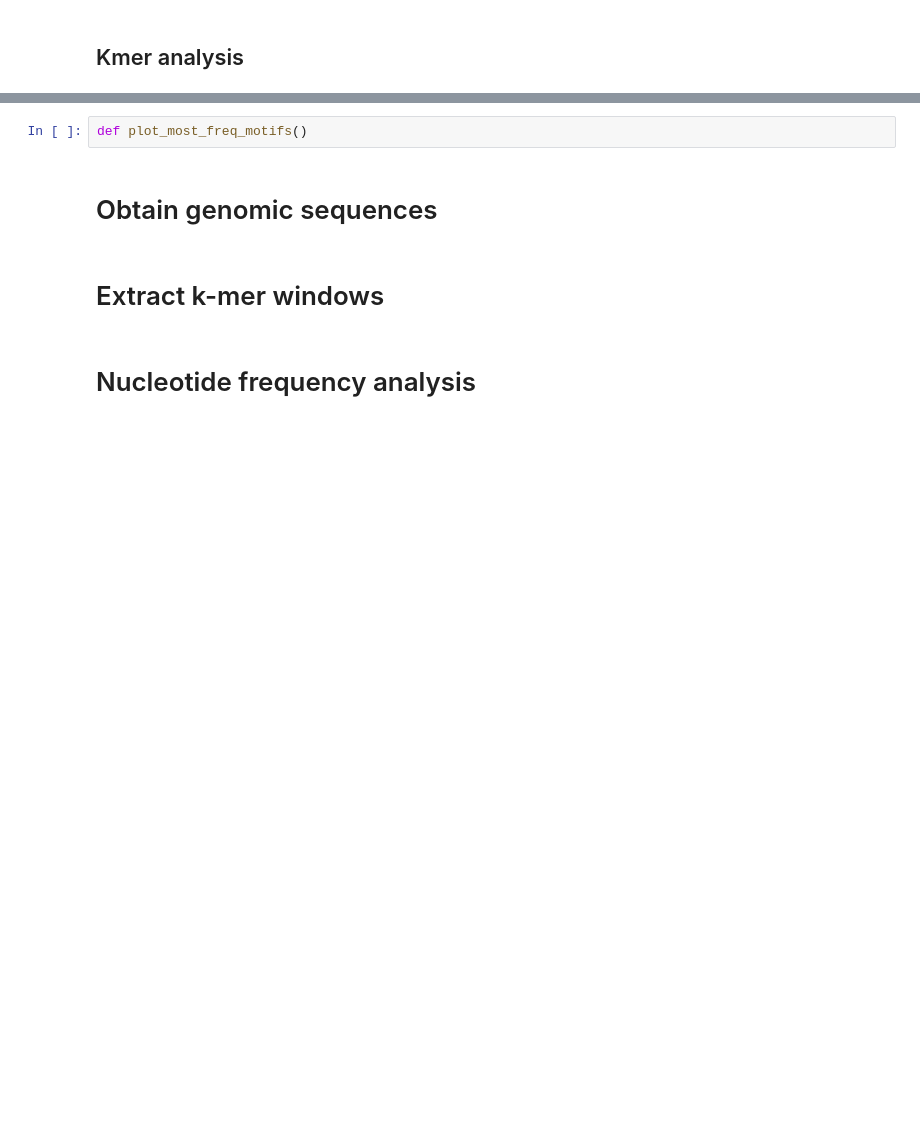
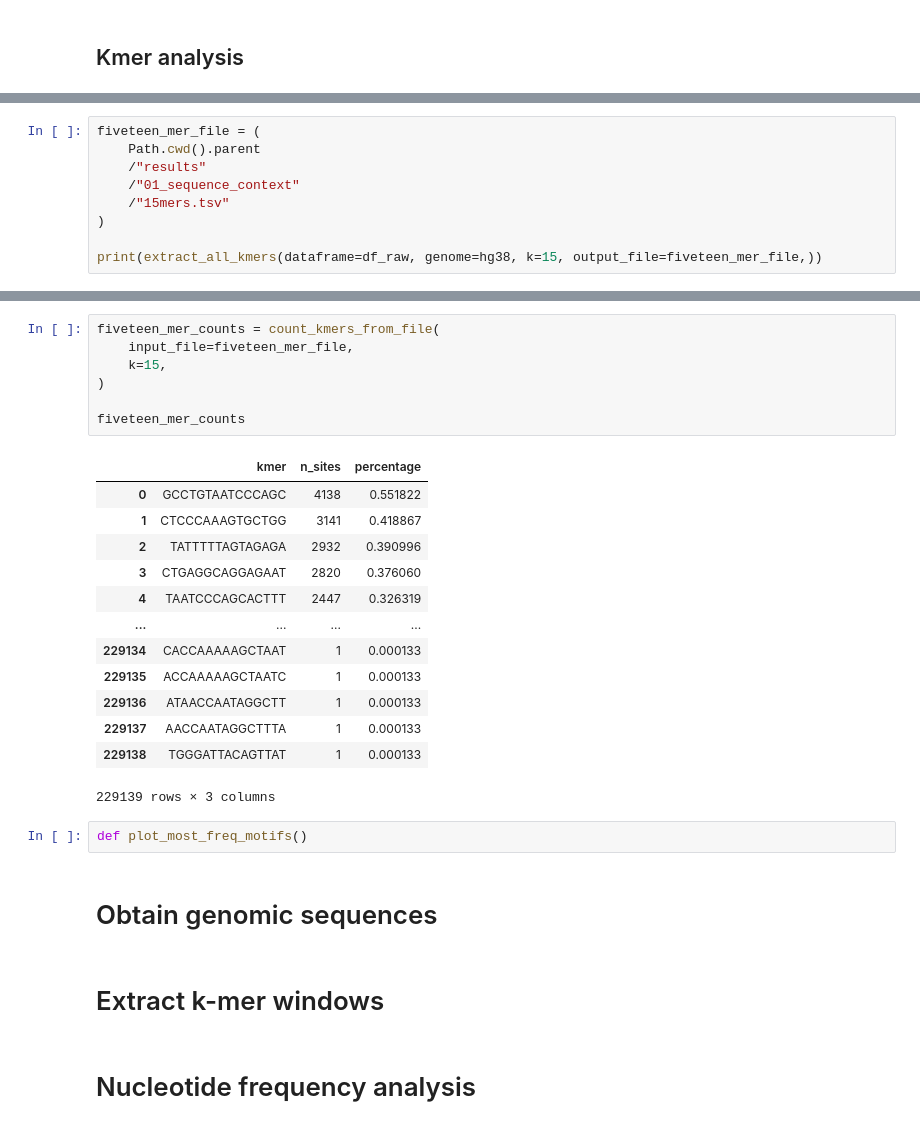
Before and after one commit to tamdanp01-beep/a-to-i-RNA-edits, a Jupyter notebook: notebooks/01_sequence_context.ipynb, the cells around one changed output, grey strips where cells are left out. Drawn from its saved outputs; the diff is of its cells as text; blank space fills up the shorter version.

```diff
--- a/notebooks/01_sequence_context.ipynb
+++ b/notebooks/01_sequence_context.ipynb
@@ -301,0 +730,9 @@ def count_motif_freq()
+# %%
+fiveteen_mer_file = (
+    Path.cwd().parent
+    /"results"
+    /"01_sequence_context"
+    /"15mers.tsv"
+)
+
+print(extract_all_kmers(dataframe=df_raw, genome=hg38, k=15, output_file=fiveteen_mer_file,))
@@ -302,3 +757,24 @@ def count_motif_freq()
+# %%
+fiveteen_mer_counts = count_kmers_from_file(
+    input_file=fiveteen_mer_file,
+    k=15,
+)
+
+fiveteen_mer_counts
+# %% [output]
+|  | kmer | n_sites | percentage |
+| 0 | GCCTGTAATCCCAGC | 4138 | 0.551822 |
+| 1 | CTCCCAAAGTGCTGG | 3141 | 0.418867 |
+| 2 | TATTTTTAGTAGAGA | 2932 | 0.390996 |
+| 3 | CTGAGGCAGGAGAAT | 2820 | 0.376060 |
+| 4 | TAATCCCAGCACTTT | 2447 | 0.326319 |
+| ... | ... | ... | ... |
+| 229134 | CACCAAAAAGCTAAT | 1 | 0.000133 |
+| 229135 | ACCAAAAAGCTAATC | 1 | 0.000133 |
+| 229136 | ATAACCAATAGGCTT | 1 | 0.000133 |
+| 229137 | AACCAATAGGCTTTA | 1 | 0.000133 |
+| 229138 | TGGGATTACAGTTAT | 1 | 0.000133 |
+229139 rows × 3 columns
 # %%
 def plot_most_freq_motifs()
 # %% [markdown]
```
Also changed, not shown: parts of 20 cells of this notebook.
